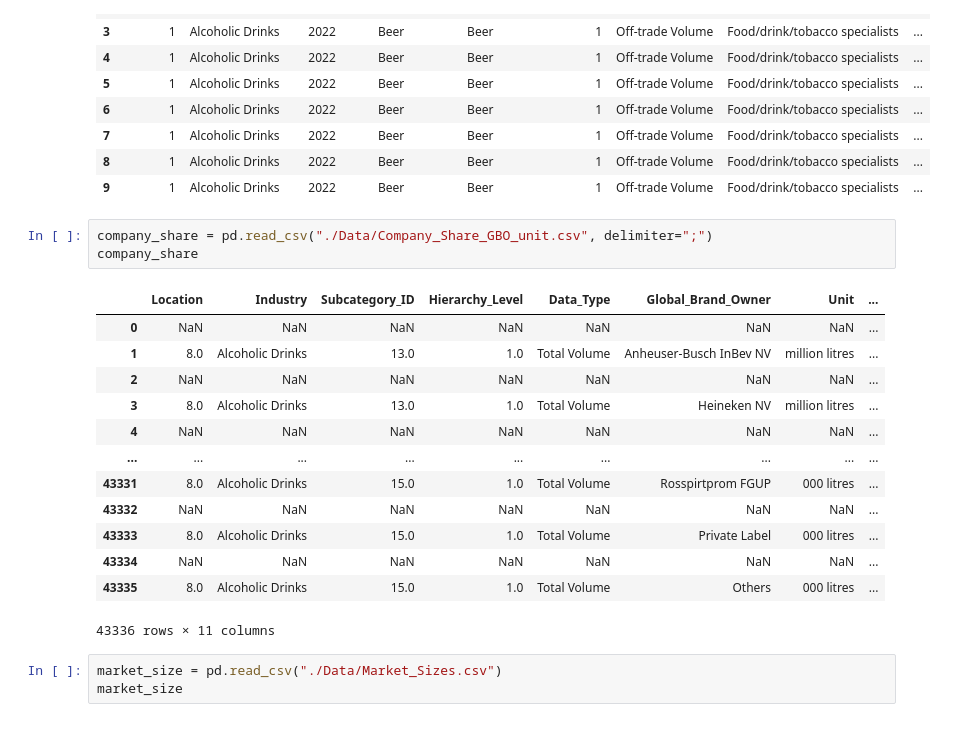
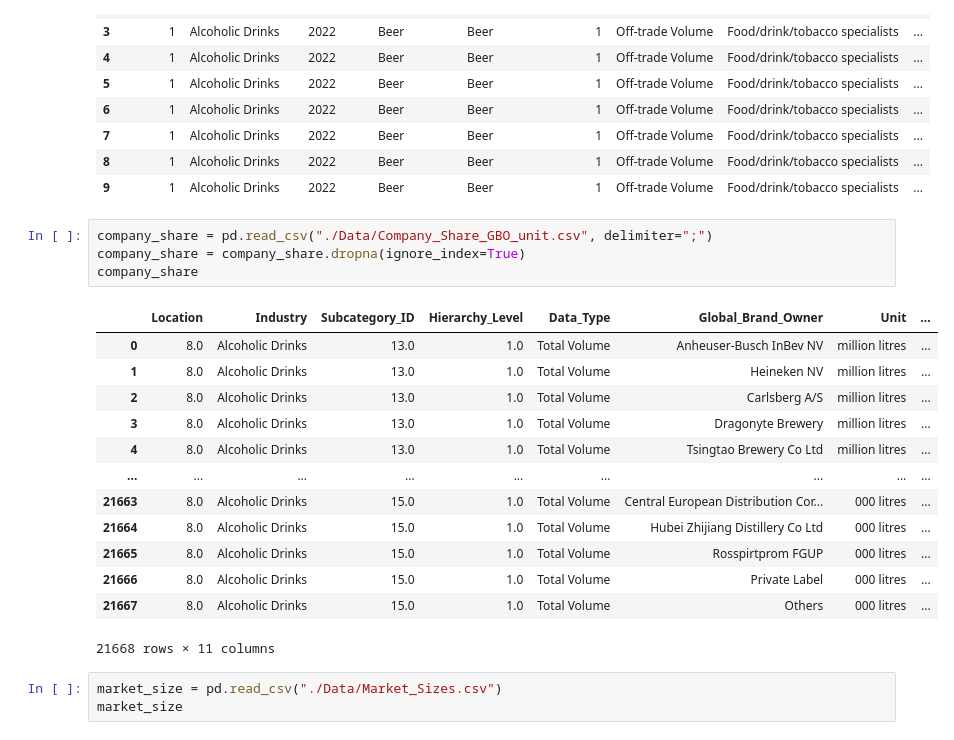
Before and after one commit to Mourad-Amj/Dragonyte_project_Team1, a Jupyter notebook: melike.ipynb, the cells around one changed output. Drawn from its saved outputs; the diff is of its cells as text.

```diff
--- a/melike.ipynb
+++ b/melike.ipynb
@@ -72,21 +66,22 @@ channel_volume.head(10)
 | 9 | 1 | Alcoholic Drinks | 2022 | Beer | Beer | 1 | Off-trade Volume | Food/drink/tobacco specialists | ... |
 # %%
 company_share = pd.read_csv("./Data/Company_Share_GBO_unit.csv", delimiter=";")
+company_share = company_share.dropna(ignore_index=True)
 company_share
 # %% [output]
 |  | Location | Industry | Subcategory_ID | Hierarchy_Level | Data_Type | Global_Brand_Owner | Unit | ... |
-| 0 | NaN | NaN | NaN | NaN | NaN | NaN | NaN | ... |
-| 1 | 8.0 | Alcoholic Drinks | 13.0 | 1.0 | Total Volume | Anheuser-Busch InBev NV | million litres | ... |
-| 2 | NaN | NaN | NaN | NaN | NaN | NaN | NaN | ... |
-| 3 | 8.0 | Alcoholic Drinks | 13.0 | 1.0 | Total Volume | Heineken NV | million litres | ... |
-| 4 | NaN | NaN | NaN | NaN | NaN | NaN | NaN | ... |
+| 0 | 8.0 | Alcoholic Drinks | 13.0 | 1.0 | Total Volume | Anheuser-Busch InBev NV | million litres | ... |
+| 1 | 8.0 | Alcoholic Drinks | 13.0 | 1.0 | Total Volume | Heineken NV | million litres | ... |
+| 2 | 8.0 | Alcoholic Drinks | 13.0 | 1.0 | Total Volume | Carlsberg A/S | million litres | ... |
+| 3 | 8.0 | Alcoholic Drinks | 13.0 | 1.0 | Total Volume | Dragonyte Brewery | million litres | ... |
+| 4 | 8.0 | Alcoholic Drinks | 13.0 | 1.0 | Total Volume | Tsingtao Brewery Co Ltd | million litres | ... |
 | ... | ... | ... | ... | ... | ... | ... | ... | ... |
-| 43331 | 8.0 | Alcoholic Drinks | 15.0 | 1.0 | Total Volume | Rosspirtprom FGUP | 000 litres | ... |
-| 43332 | NaN | NaN | NaN | NaN | NaN | NaN | NaN | ... |
-| 43333 | 8.0 | Alcoholic Drinks | 15.0 | 1.0 | Total Volume | Private Label | 000 litres | ... |
-| 43334 | NaN | NaN | NaN | NaN | NaN | NaN | NaN | ... |
-| 43335 | 8.0 | Alcoholic Drinks | 15.0 | 1.0 | Total Volume | Others | 000 litres | ... |
+| 21663 | 8.0 | Alcoholic Drinks | 15.0 | 1.0 | Total Volume | Central European Distribution Cor... | 000 litres | ... |
+| 21664 | 8.0 | Alcoholic Drinks | 15.0 | 1.0 | Total Volume | Hubei Zhijiang Distillery Co Ltd | 000 litres | ... |
+| 21665 | 8.0 | Alcoholic Drinks | 15.0 | 1.0 | Total Volume | Rosspirtprom FGUP | 000 litres | ... |
+| 21666 | 8.0 | Alcoholic Drinks | 15.0 | 1.0 | Total Volume | Private Label | 000 litres | ... |
+| 21667 | 8.0 | Alcoholic Drinks | 15.0 | 1.0 | Total Volume | Others | 000 litres | ... |
-43336 rows × 11 columns
+21668 rows × 11 columns
 # %%
 market_size = pd.read_csv("./Data/Market_Sizes.csv")
 market_size
```
Also changed, not shown: parts of 1 cell of this notebook.
